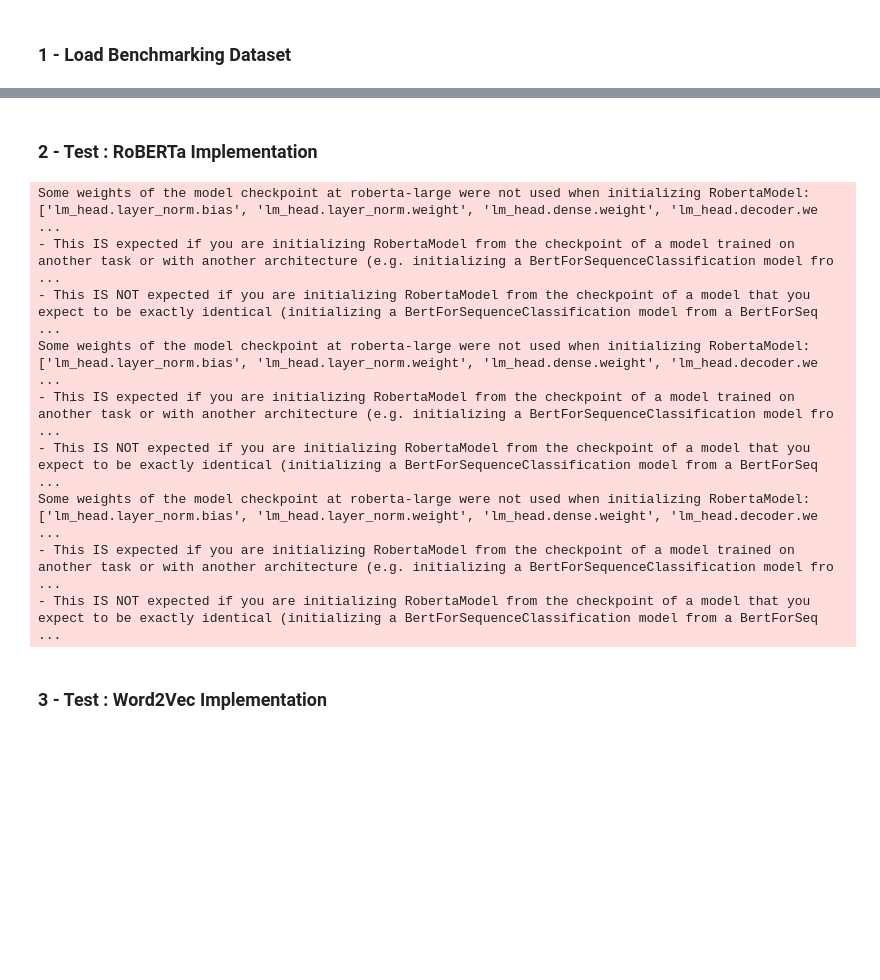
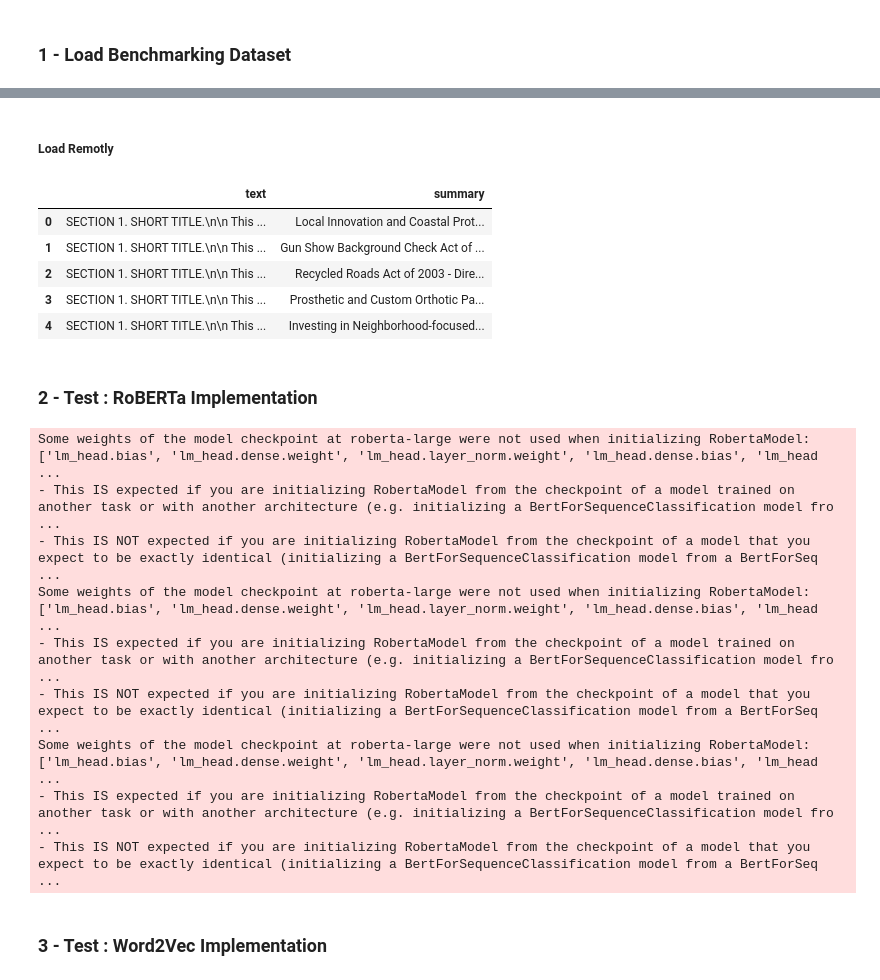
Before and after one commit to MariusAAROS/Supervised-Learning-using-Unsupervised-Learning-Metrics-in-the-absence-of-Annotated-Data, a Jupyter notebook: custom_BERTScore/custom.ipynb, the cells around one changed output, grey strips where cells are left out. Saved outputs shown, nothing was run; the diff lists cells and outputs as text; code cells hidden in the pictures; blank space fills up the shorter version.

```diff
--- a/custom_BERTScore/custom.ipynb
+++ b/custom_BERTScore/custom.ipynb
@@ -350,15 +346,32 @@ billsum_test.head(3)
+# %% [markdown]
+##### Load Remotly
+# %%
+billsum = tfds.load('huggingface:billsum')
+# %%
+billsum_test = tfds.as_dataframe(billsum["test"])
+billsum_test = billsum_test.loc[:, ["text", "summary"]]
+billsum_test.text = billsum_test.text.str.decode("utf-8")
+billsum_test.summary = billsum_test.summary.str.decode("utf-8")
+billsum_test.head(5)
+# %% [output]
+|  | text | summary |
+| 0 | SECTION 1. SHORT TITLE.\n\n This ... | Local Innovation and Coastal Prot... |
+| 1 | SECTION 1. SHORT TITLE.\n\n This ... | Gun Show Background Check Act of ... |
+| 2 | SECTION 1. SHORT TITLE.\n\n This ... | Recycled Roads Act of 2003 - Dire... |
+| 3 | SECTION 1. SHORT TITLE.\n\n This ... | Prosthetic and Custom Orthotic Pa... |
+| 4 | SECTION 1. SHORT TITLE.\n\n This ... | Investing in Neighborhood-focused... |
 # %% [markdown]
 ### 2 - Test : RoBERTa Implementation
 # %%
 bert_scores, bert_runtime = DynamicEmbeddingSampleTest(billsum_test)
 # %% [output]
-Some weights of the model checkpoint at roberta-large were not used when initializing RobertaModel: ['lm_head.layer_norm.bias', 'lm_head.layer_norm.weight', 'lm_head.dense.weight', 'lm_head.decoder.we ...
+Some weights of the model checkpoint at roberta-large were not used when initializing RobertaModel: ['lm_head.bias', 'lm_head.dense.weight', 'lm_head.layer_norm.weight', 'lm_head.dense.bias', 'lm_head ...
 - This IS expected if you are initializing RobertaModel from the checkpoint of a model trained on another task or with another architecture (e.g. initializing a BertForSequenceClassification model fro ...
 - This IS NOT expected if you are initializing RobertaModel from the checkpoint of a model that you expect to be exactly identical (initializing a BertForSequenceClassification model from a BertForSeq ...
-Some weights of the model checkpoint at roberta-large were not used when initializing RobertaModel: ['lm_head.layer_norm.bias', 'lm_head.layer_norm.weight', 'lm_head.dense.weight', 'lm_head.decoder.we ...
+Some weights of the model checkpoint at roberta-large were not used when initializing RobertaModel: ['lm_head.bias', 'lm_head.dense.weight', 'lm_head.layer_norm.weight', 'lm_head.dense.bias', 'lm_head ...
 - This IS expected if you are initializing RobertaModel from the checkpoint of a model trained on another task or with another architecture (e.g. initializing a BertForSequenceClassification model fro ...
 - This IS NOT expected if you are initializing RobertaModel from the checkpoint of a model that you expect to be exactly identical (initializing a BertForSequenceClassification model from a BertForSeq ...
-Some weights of the model checkpoint at roberta-large were not used when initializing RobertaModel: ['lm_head.layer_norm.bias', 'lm_head.layer_norm.weight', 'lm_head.dense.weight', 'lm_head.decoder.we ...
+Some weights of the model checkpoint at roberta-large were not used when initializing RobertaModel: ['lm_head.bias', 'lm_head.dense.weight', 'lm_head.layer_norm.weight', 'lm_head.dense.bias', 'lm_head ...
 - This IS expected if you are initializing RobertaModel from the checkpoint of a model trained on another task or with another architecture (e.g. initializing a BertForSequenceClassification model fro ...
 - This IS NOT expected if you are initializing RobertaModel from the checkpoint of a model that you expect to be exactly identical (initializing a BertForSequenceClassification model from a BertForSeq ...
 # %% [markdown]
```
Also changed, not shown: parts of 8 cells of this notebook, 2 other files.
